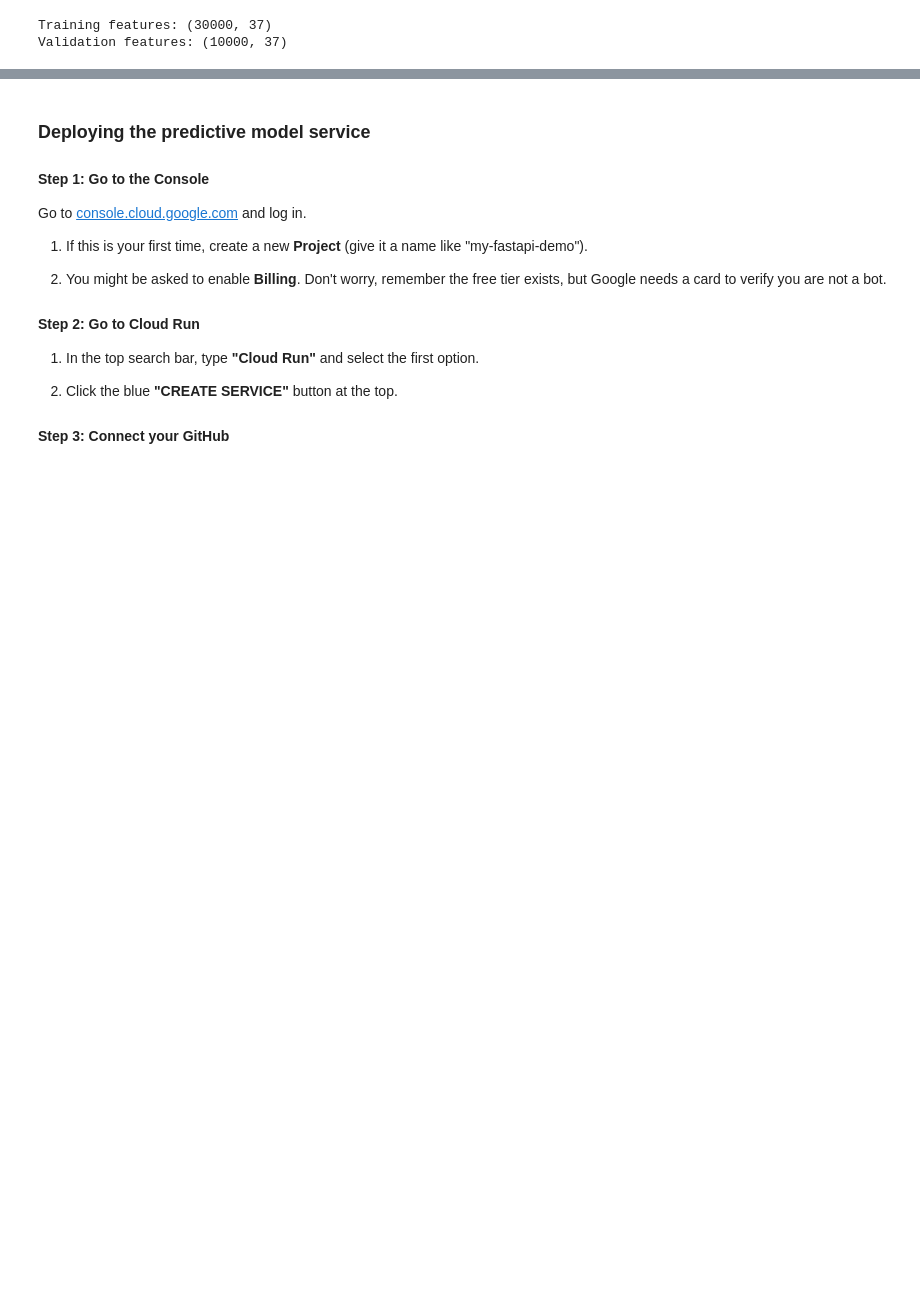
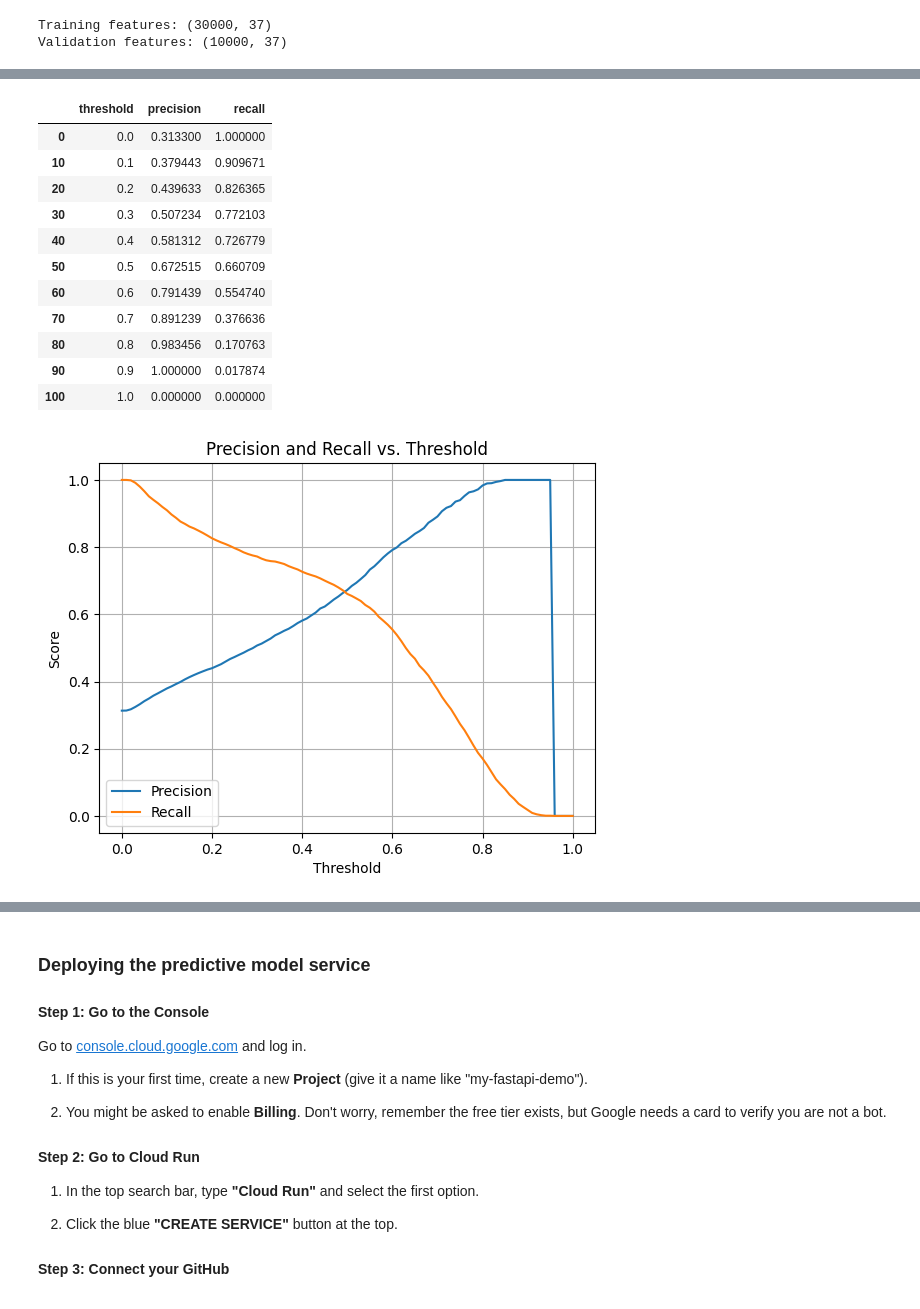
Before and after one commit to tnotstar/machine-learning-zoomcamp, a Jupyter notebook: cohorts/2025/projects/midterm/submission.ipynb, the cells around one changed output, grey strips where cells are left out. Saved outputs shown, nothing was run; the diff lists cells and outputs as text; code cells hidden in the pictures; blank space fills up the shorter version.

```diff
--- a/cohorts/2025/projects/midterm/submission.ipynb
+++ b/cohorts/2025/projects/midterm/submission.ipynb
@@ -403,0 +486,41 @@ Validation features: (10000, 37)
+# %%
+warnings.filterwarnings('ignore', category=UserWarning, module='sklearn')
+
+scores = []
+thresholds = np.linspace(0, 1, 101)
+
+for t in thresholds:
+    y_pred_binary = (y_pred >= t)
+
+    precision = precision_score(y_val, y_pred_binary)
+    recall = recall_score(y_val, y_pred_binary)
+
+    scores.append((t, precision, recall))
+
+columns = ['threshold', 'precision', 'recall']
+df_scores = pd.DataFrame(scores, columns=columns)
+
+display(df_scores[::10])
+
+# Plot precision and recall
+plt.plot(df_scores.threshold, df_scores['precision'], label='Precision')
+plt.plot(df_scores.threshold, df_scores['recall'], label='Recall')
+plt.legend()
+plt.xlabel("Threshold")
+plt.ylabel("Score")
+plt.title("Precision and Recall vs. Threshold")
+plt.grid(True)
+# %% [output]
+|  | threshold | precision | recall |
+| 0 | 0.0 | 0.313300 | 1.000000 |
+| 10 | 0.1 | 0.379443 | 0.909671 |
+| 20 | 0.2 | 0.439633 | 0.826365 |
+| 30 | 0.3 | 0.507234 | 0.772103 |
+| 40 | 0.4 | 0.581312 | 0.726779 |
+| 50 | 0.5 | 0.672515 | 0.660709 |
+| 60 | 0.6 | 0.791439 | 0.554740 |
+| 70 | 0.7 | 0.891239 | 0.376636 |
+| 80 | 0.8 | 0.983456 | 0.170763 |
+| 90 | 0.9 | 1.000000 | 0.017874 |
+| 100 | 1.0 | 0.000000 | 0.000000 |
+[figure, added]
```
Also changed, not shown: parts of 23 cells of this notebook.
